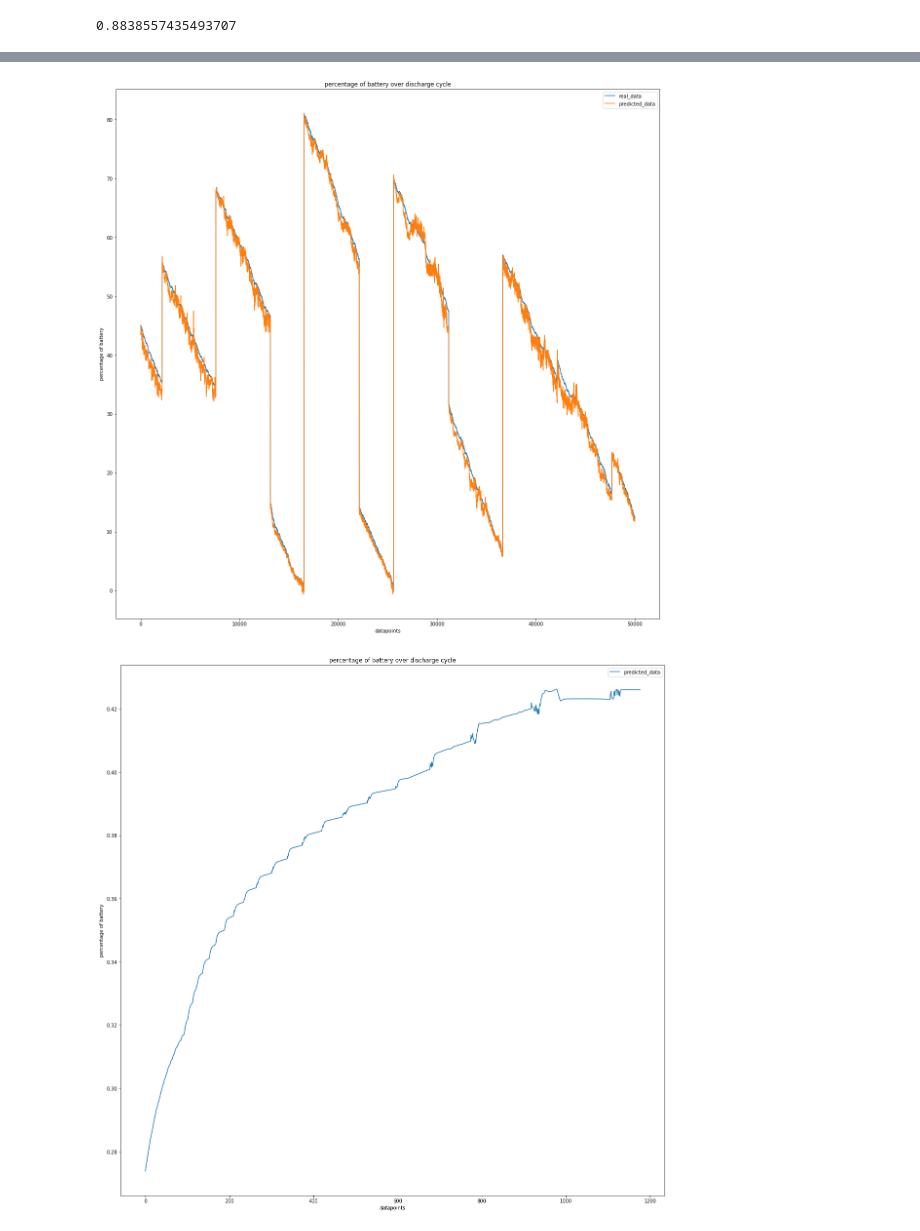
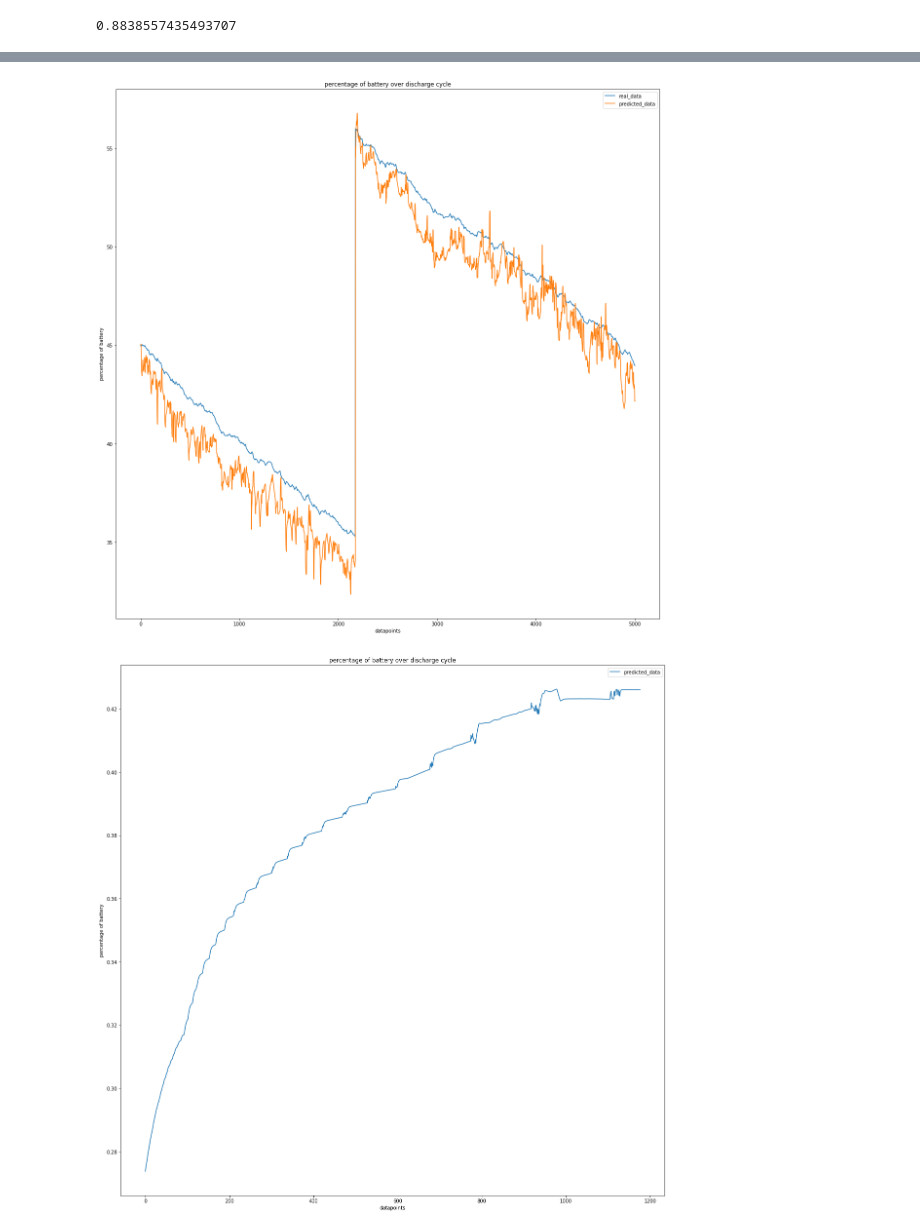
Before and after one commit to pierredm1/4th-Year-Imperial-Thesis, a Jupyter notebook: notebooks/v2-NoTemp.ipynb, the cells around one changed output, grey strips where cells are left out. Drawn from its saved outputs; the diff is of its cells as text; code cells hidden in the pictures.

```diff
--- a/notebooks/v2-NoTemp.ipynb
+++ b/notebooks/v2-NoTemp.ipynb
@@ -391,17 +390,17 @@ Epoch 9/10
 Epoch 10/10
 59903/59903 [==============================] - 690s 12ms/step - loss: 1.5871e-041s -
 # %%
-X = np.linspace(0,50000,50000)
+X = np.linspace(0,5000,5000)
 plt.figure(figsize=(20,20))
-plt.plot(X,results['y_true'][0:50000], label='real_data')
-plt.plot(X,results['y_pred'][0:50000], label='predicted_data')
+plt.plot(X,results['y_true'][0:5000], label='real_data')
+plt.plot(X,results['y_pred'][0:5000], label='predicted_data')
 plt.title('percentage of battery over discharge cycle')
 plt.xlabel('datapoints')
 plt.ylabel('percentage of battery')
 plt.legend()
 plt.show()
 # %% [output]
-[figure, old version]
+[figure, new version]
 # %%
 mat = scipy.io.loadmat('/Users/monmac/Downloads/Battery_Uniform_Distribution_Charge_Discharge_DataSet_2Post/data/Matlab/RW9.mat')
 # %%
```
Also changed, not shown: parts of 22 cells of this notebook, 4 other files.
